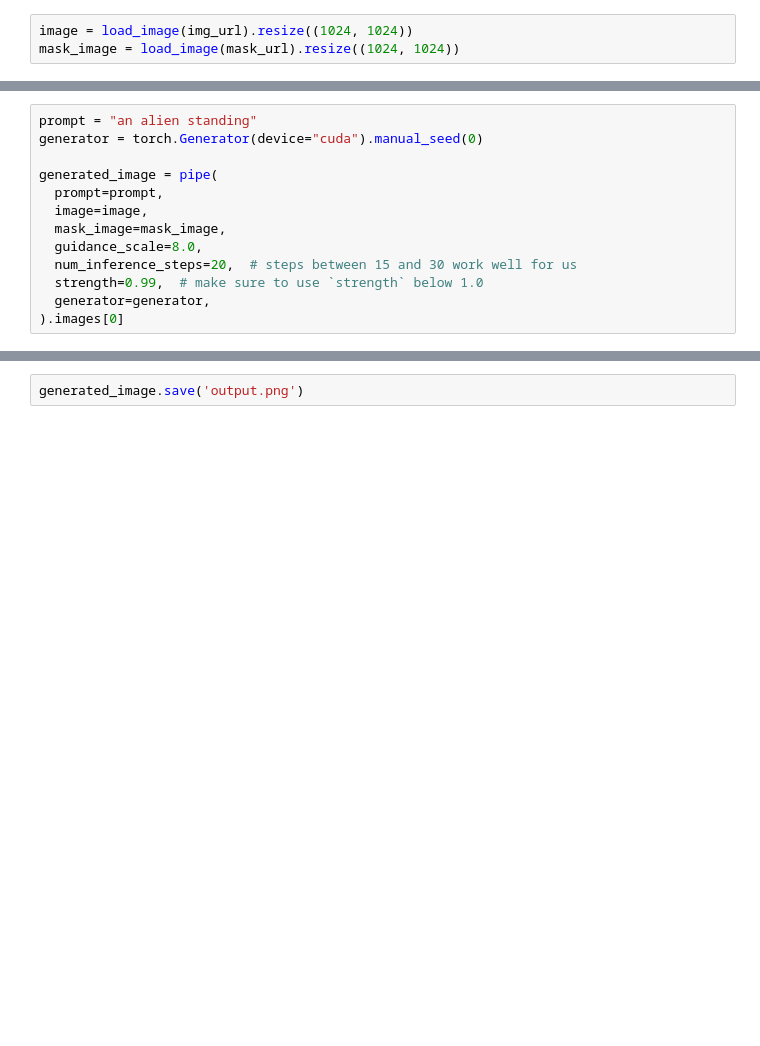
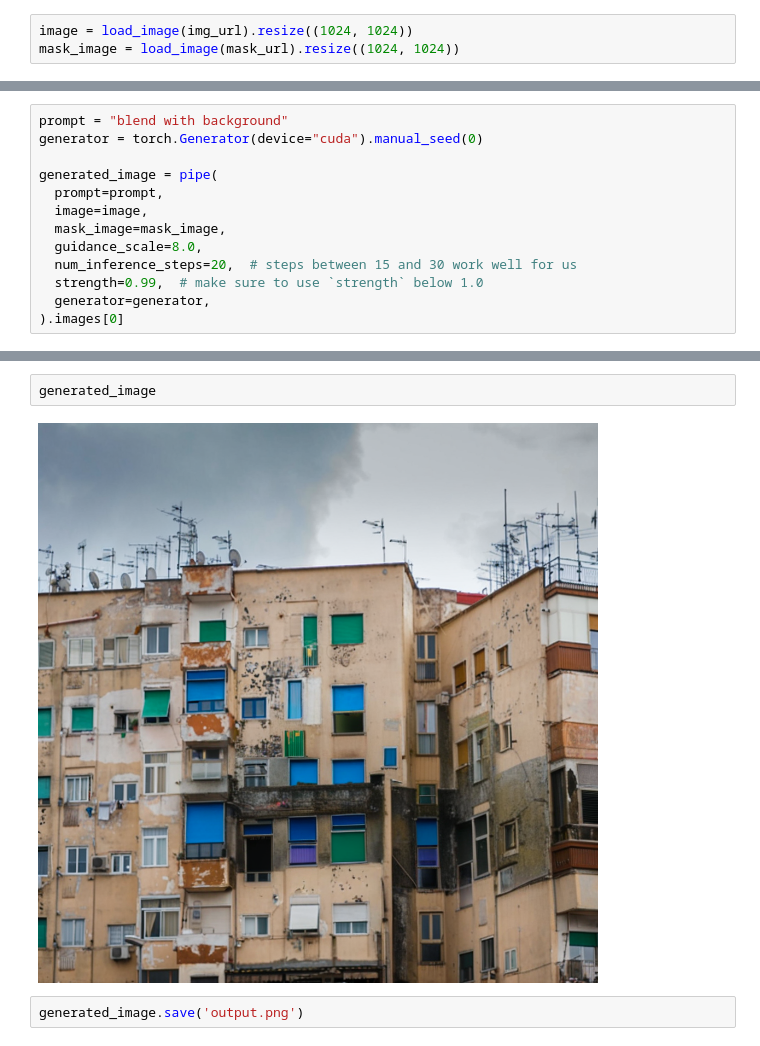
Before and after one commit to R4HUL10/Inpainting, a Jupyter notebook: Inpainting.ipynb, the cells around one changed output, grey strips where cells are left out. Cells and saved outputs as stored; diff of their text form; blank space fills up the shorter version.

```diff
--- a/Inpainting.ipynb
+++ b/Inpainting.ipynb
@@ -45,5 +83,5 @@ plt.axis('off')
 # %%
-prompt = "an alien standing"
+prompt = "blend with background"
 generator = torch.Generator(device="cuda").manual_seed(0)
 
 generated_image = pipe(
@@ -72,2 +108,6 @@ plt.axis('off')
+# %%
+generated_image
+# %% [output]
+[figure, added]
 # %%
 generated_image.save('output.png')
```
Also changed, not shown: parts of 8 cells of this notebook.
